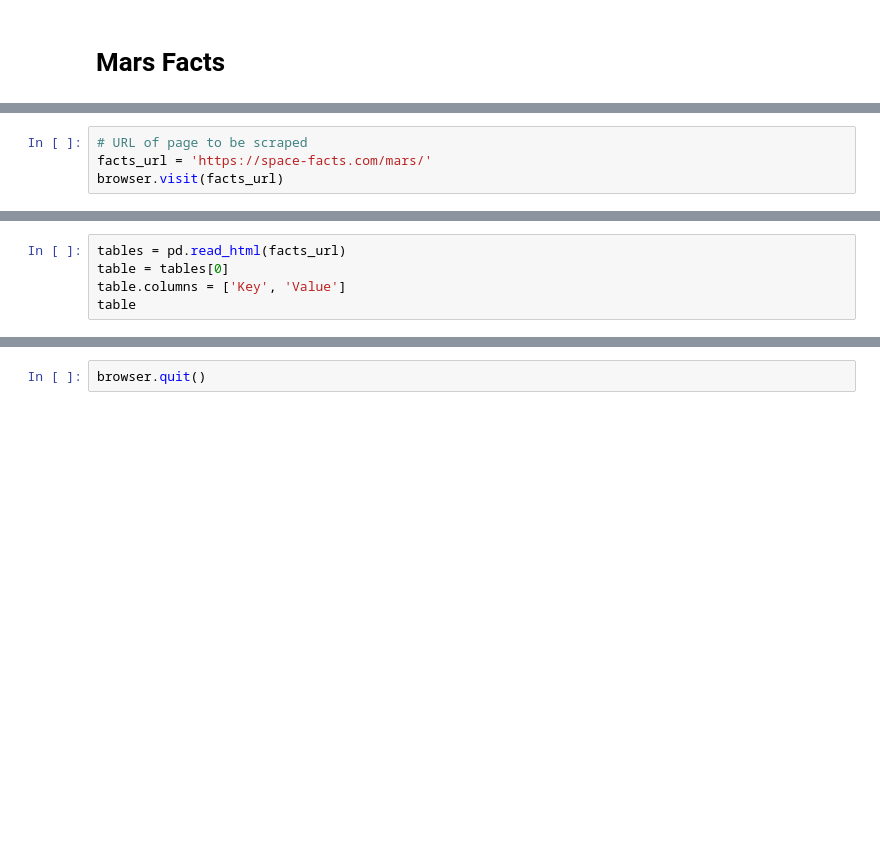
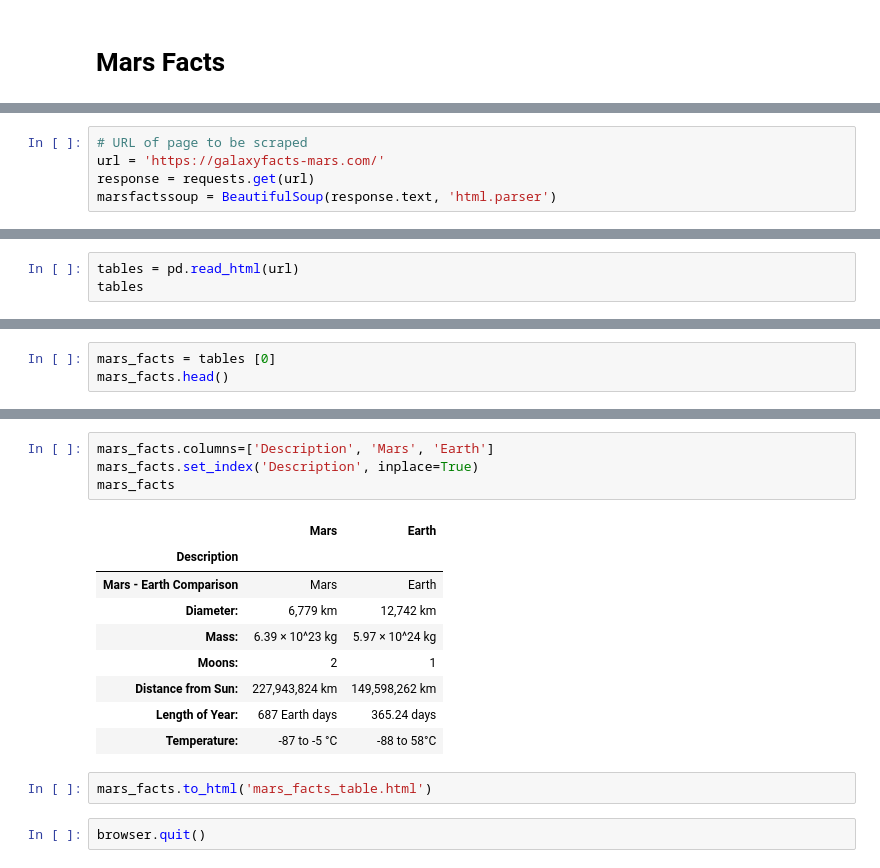
Before and after one commit to nlepley1230/web-scraping-challenge, a Jupyter notebook: Mission_to_Mars/mission_to_mars.ipynb, the cells around one changed output, grey strips where cells are left out. Drawn from its saved outputs; the diff is of its cells as text; blank space fills up the shorter version.

```diff
--- a/Mission_to_Mars/mission_to_mars.ipynb
+++ b/Mission_to_Mars/mission_to_mars.ipynb
@@ -80,4 +113,5 @@ browser = Browser('chrome', **executable_path, headless=False)
 # %%
 # URL of page to be scraped
-facts_url = 'https://space-facts.com/mars/'
-browser.visit(facts_url)
+url = 'https://galaxyfacts-mars.com/'
+response = requests.get(url)
+marsfactssoup = BeautifulSoup(response.text, 'html.parser')
@@ -88,5 +138,3 @@ soup = BeautifulSoup(html, 'html.parser')
 # %%
-tables = pd.read_html(facts_url)
-table = tables[0]
-table.columns = ['Key', 'Value']
-table
+tables = pd.read_html(url)
+tables
@@ -94,0 +160,3 @@ table.to_html()
+# %%
+mars_facts = tables [0]
+mars_facts.head()
@@ -95,3 +170,19 @@ table.to_html()
+# %%
+mars_facts.columns=['Description', 'Mars', 'Earth']
+mars_facts.set_index('Description', inplace=True)
+mars_facts
+# %% [output]
+|  | Mars | Earth |
+| Description |  |  |
+| Mars - Earth Comparison | Mars | Earth |
+| Diameter: | 6,779 km | 12,742 km |
+| Mass: | 6.39 × 10^23 kg | 5.97 × 10^24 kg |
+| Moons: | 2 | 1 |
+| Distance from Sun: | 227,943,824 km | 149,598,262 km |
+| Length of Year: | 687 Earth days | 365.24 days |
+| Temperature: | -87 to -5 °C | -88 to 58°C |
+# %%
+mars_facts.to_html('mars_facts_table.html')
 # %%
 browser.quit()
 # %% [markdown]
```
Also changed, not shown: parts of 20 cells of this notebook, 4 other files.
